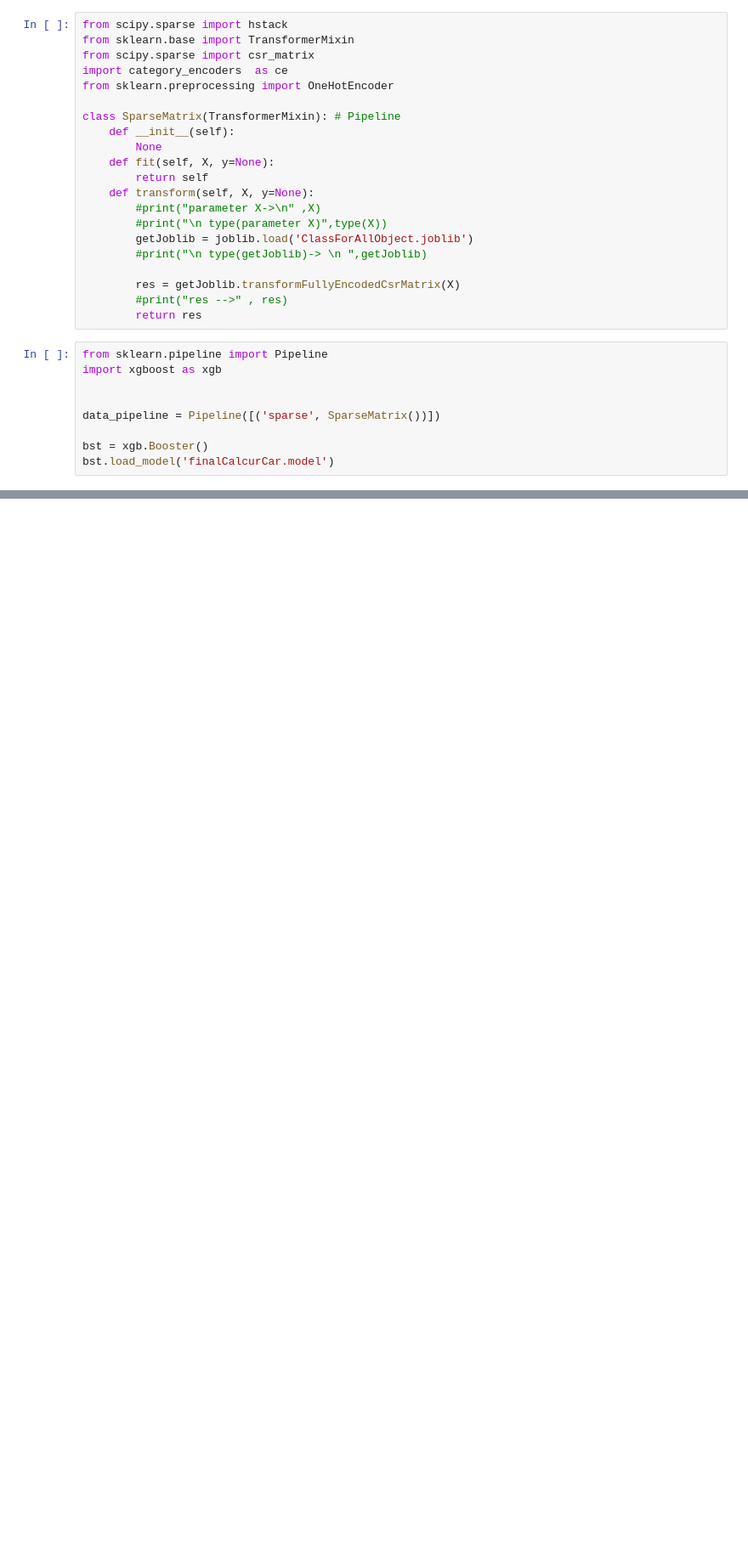
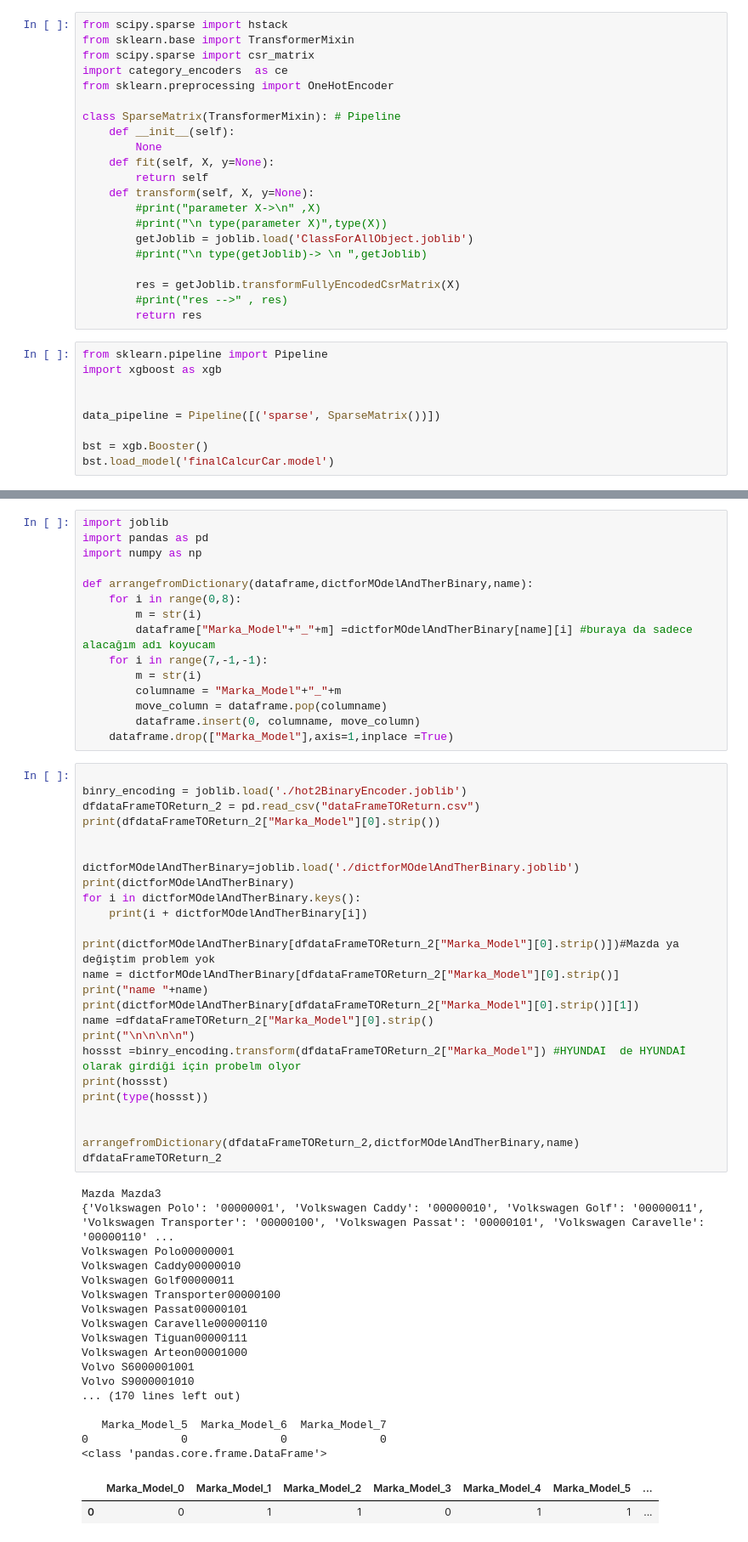
Before and after one commit to selimvuz/Carculator, a Jupyter notebook: GradModel-Copy1.ipynb, the cells around one changed output, grey strips where cells are left out. Shown at 85% size. Cells and saved outputs as stored; diff of their text form; blank space fills up the shorter version.

Commit message:
+ML Model fixed for car's Brand&Model +Joblib fixed

```diff
--- a/GradModel-Copy1.ipynb
+++ b/GradModel-Copy1.ipynb
@@ -1569,0 +1581,60 @@ single_row_transformed = data_pipeline.fit_transform(df_singleRow) ##şuanda son
+# %%
+import joblib
+import pandas as pd
+import numpy as np
+
+def arrangefromDictionary(dataframe,dictforMOdelAndTherBinary,name):
+    for i in range(0,8):
+        m = str(i)
+        dataframe["Marka_Model"+"_"+m] =dictforMOdelAndTherBinary[name][i] #buraya da sadece alacağım adı koyucam
+    for i in range(7,-1,-1):
+        m = str(i)
+        columname = "Marka_Model"+"_"+m
+        move_column = dataframe.pop(columname)
+        dataframe.insert(0, columname, move_column)
+    dataframe.drop(["Marka_Model"],axis=1,inplace =True)
+# %%
+
+binry_encoding = joblib.load('./hot2BinaryEncoder.joblib')
+dfdataFrameTOReturn_2 = pd.read_csv("dataFrameTOReturn.csv")
+print(dfdataFrameTOReturn_2["Marka_Model"][0].strip())
+
+
+dictforMOdelAndTherBinary=joblib.load('./dictforMOdelAndTherBinary.joblib')
+print(dictforMOdelAndTherBinary)
+for i in dictforMOdelAndTherBinary.keys():
+    print(i + dictforMOdelAndTherBinary[i])
+
+print(dictforMOdelAndTherBinary[dfdataFrameTOReturn_2["Marka_Model"][0].strip()])#Mazda ya değiştim problem yok
+name = dictforMOdelAndTherBinary[dfdataFrameTOReturn_2["Marka_Model"][0].strip()]
+print("name "+name)
+print(dictforMOdelAndTherBinary[dfdataFrameTOReturn_2["Marka_Model"][0].strip()][1])
+name =dfdataFrameTOReturn_2["Marka_Model"][0].strip()
+print("\n\n\n\n")
+hossst =binry_encoding.transform(dfdataFrameTOReturn_2["Marka_Model"]) #HYUNDAI  de HYUNDAİ olarak girdiği için probelm olyor
+print(hossst)
+print(type(hossst))
+
+
+arrangefromDictionary(dfdataFrameTOReturn_2,dictforMOdelAndTherBinary,name)
+dfdataFrameTOReturn_2
+# %% [output]
+Mazda Mazda3
+{'Volkswagen Polo': '00000001', 'Volkswagen Caddy': '00000010', 'Volkswagen Golf': '00000011', 'Volkswagen Transporter': '00000100', 'Volkswagen Passat': '00000101', 'Volkswagen Caravelle': '00000110' ...
+Volkswagen Polo00000001
+Volkswagen Caddy00000010
+Volkswagen Golf00000011
+Volkswagen Transporter00000100
+Volkswagen Passat00000101
+Volkswagen Caravelle00000110
+Volkswagen Tiguan00000111
+Volkswagen Arteon00001000
+Volvo S6000001001
+Volvo S9000001010
+... (170 lines left out)
+
+   Marka_Model_5  Marka_Model_6  Marka_Model_7
+0              0              0              0
+<class 'pandas.core.frame.DataFrame'>
+|  | Marka_Model_0 | Marka_Model_1 | Marka_Model_2 | Marka_Model_3 | Marka_Model_4 | Marka_Model_5 | ... |
+| 0 | 0 | 1 | 1 | 0 | 1 | 1 | ... |
```
Also changed, not shown: parts of 6 cells of this notebook, 4 other files.
